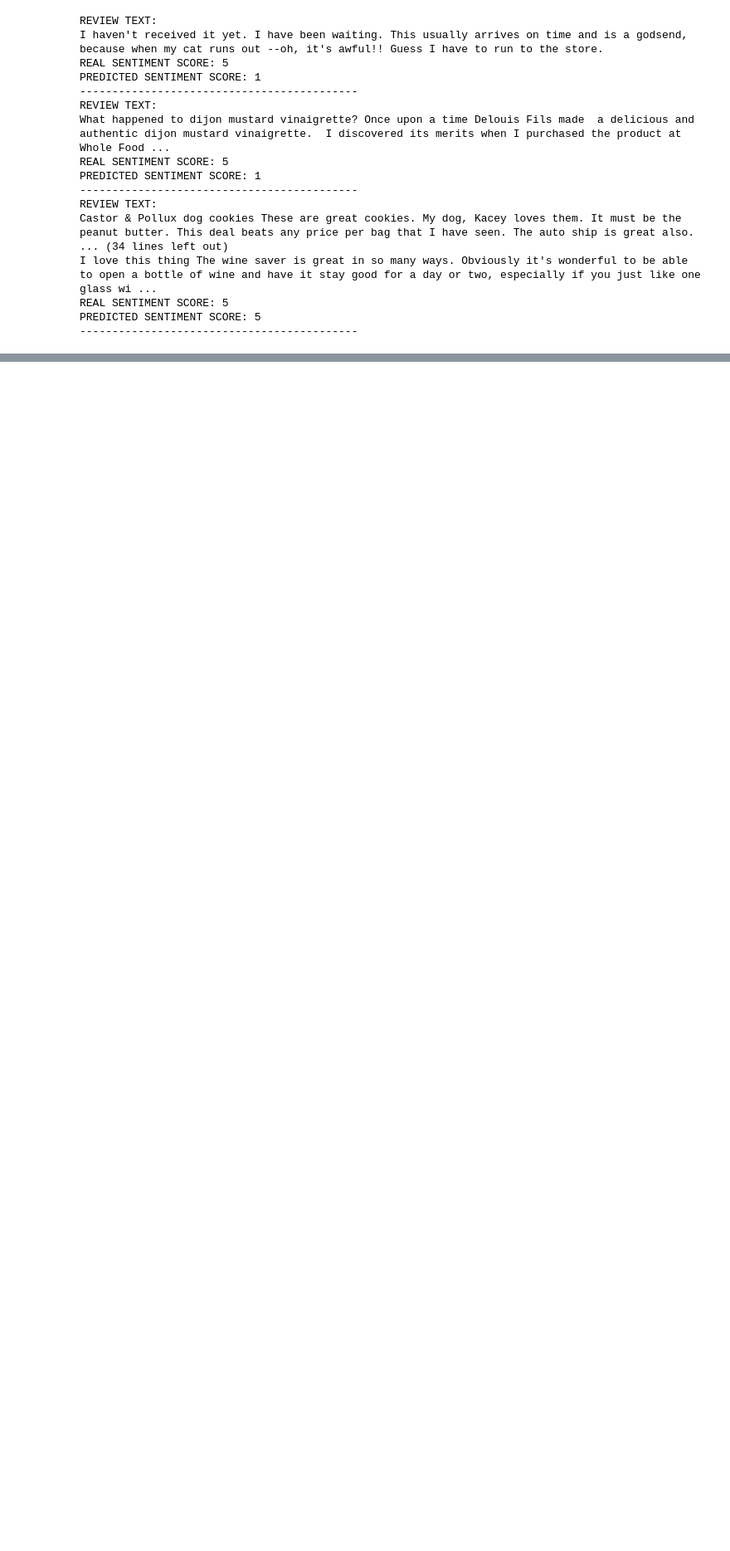
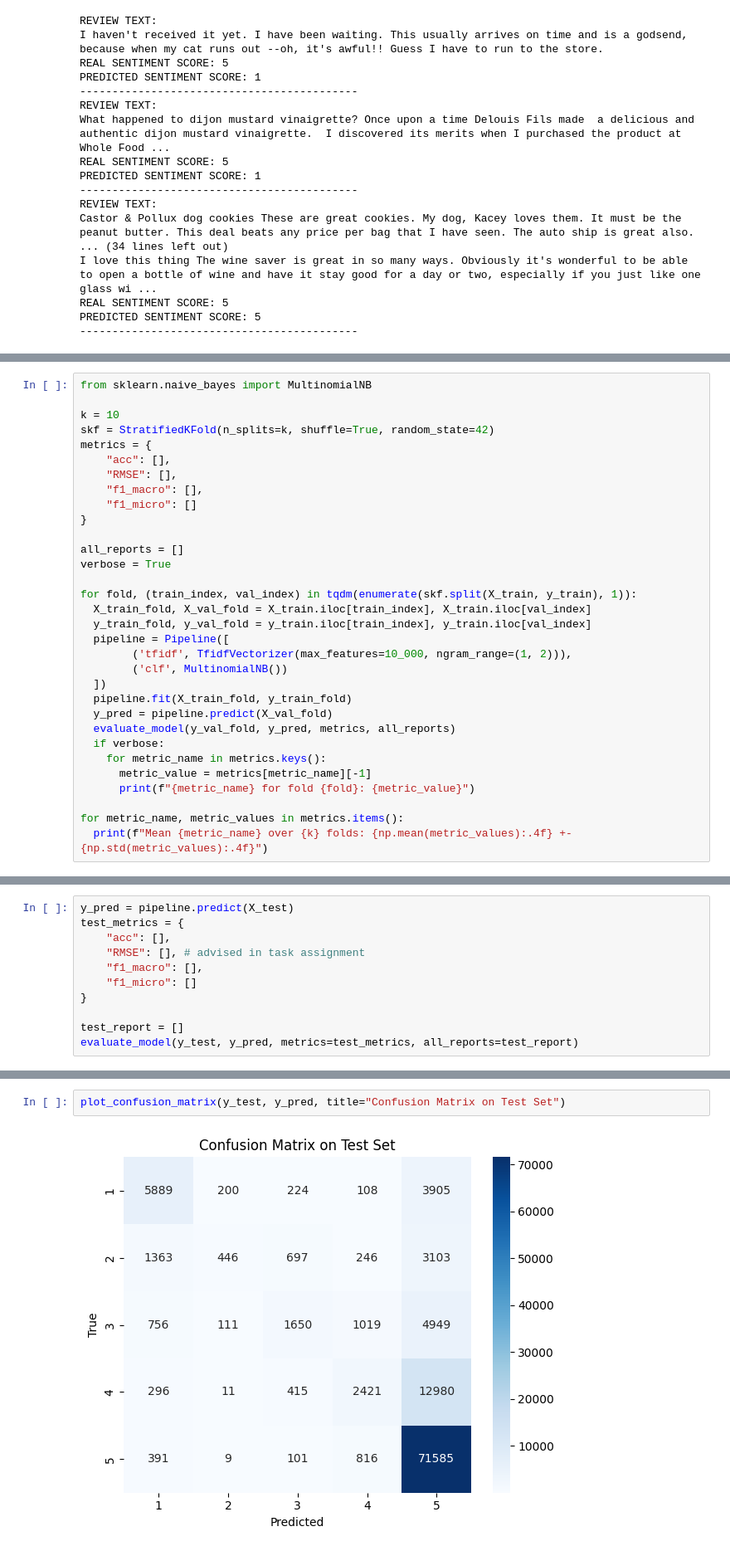
Before and after one commit to JakubCiesko/sentiment-analysis-amazon, a Jupyter notebook: baselines.ipynb, the cells around one changed output, grey strips where cells are left out. Shown: that part at 83% size. Cells and saved outputs as stored; diff of their text form; blank space fills up the shorter version.

Commit message:
added naive bayes baseline

```diff
--- a/baselines.ipynb
+++ b/baselines.ipynb
@@ -230,0 +270,32 @@ PREDICTED SENTIMENT SCORE: 5
+# %%
+from sklearn.naive_bayes import MultinomialNB
+
+k = 10
+skf = StratifiedKFold(n_splits=k, shuffle=True, random_state=42)
+metrics = {
+    "acc": [],
+    "RMSE": [],
+    "f1_macro": [],
+    "f1_micro": []
+}
+
+all_reports = []
+verbose = True
+
+for fold, (train_index, val_index) in tqdm(enumerate(skf.split(X_train, y_train), 1)):
+  X_train_fold, X_val_fold = X_train.iloc[train_index], X_train.iloc[val_index]
+  y_train_fold, y_val_fold = y_train.iloc[train_index], y_train.iloc[val_index]
+  pipeline = Pipeline([
+        ('tfidf', TfidfVectorizer(max_features=10_000, ngram_range=(1, 2))),
+        ('clf', MultinomialNB())
+  ])
+  pipeline.fit(X_train_fold, y_train_fold)
+  y_pred = pipeline.predict(X_val_fold)
+  evaluate_model(y_val_fold, y_pred, metrics, all_reports)
+  if verbose:
+    for metric_name in metrics.keys():
+      metric_value = metrics[metric_name][-1]
+      print(f"{metric_name} for fold {fold}: {metric_value}")
+
+for metric_name, metric_values in metrics.items():
+  print(f"Mean {metric_name} over {k} folds: {np.mean(metric_values):.4f} +- {np.std(metric_values):.4f}")
@@ -230,0 +349,11 @@ PREDICTED SENTIMENT SCORE: 5
+# %%
+y_pred = pipeline.predict(X_test)
+test_metrics = {
+    "acc": [],
+    "RMSE": [], # advised in task assignment
+    "f1_macro": [],
+    "f1_micro": []
+}
+
+test_report = []
+evaluate_model(y_test, y_pred, metrics=test_metrics, all_reports=test_report)
@@ -230,0 +372,4 @@ PREDICTED SENTIMENT SCORE: 5
+# %%
+plot_confusion_matrix(y_test, y_pred, title="Confusion Matrix on Test Set")
+# %% [output]
+[figure, added]
```
Also changed, not shown: parts of 14 cells of this notebook, 6 other files.
